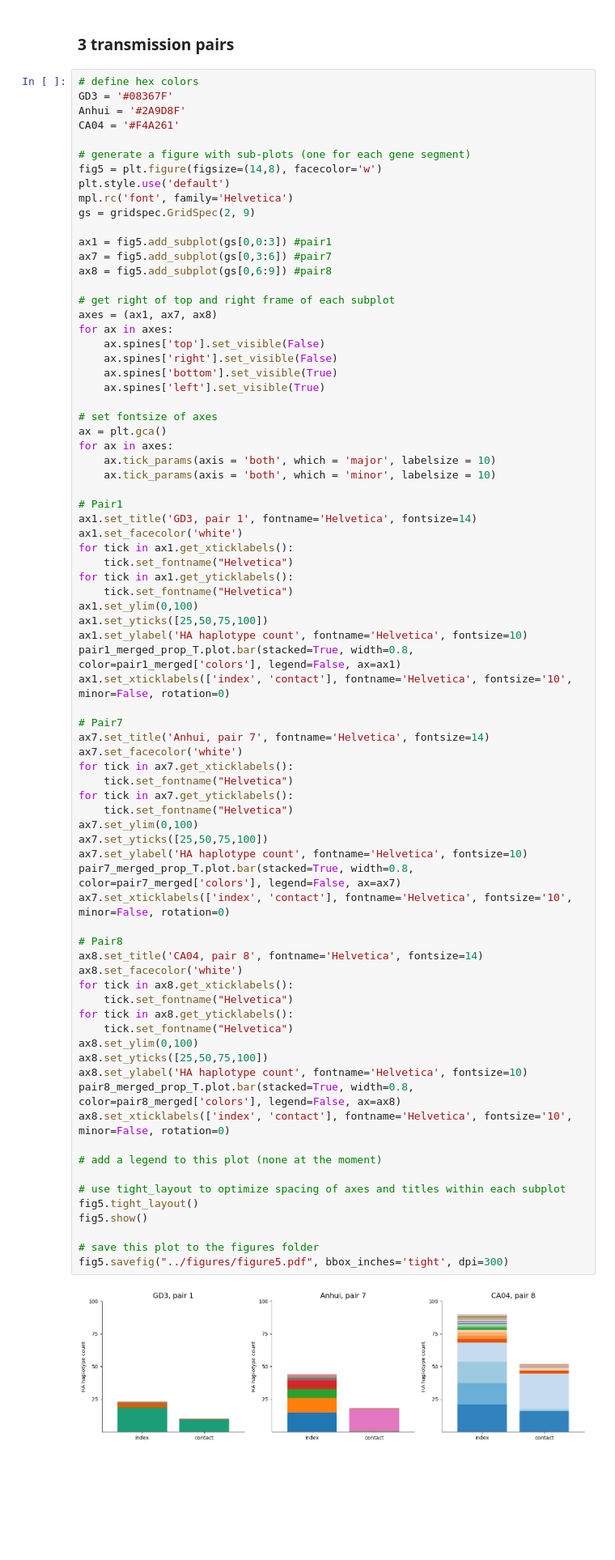
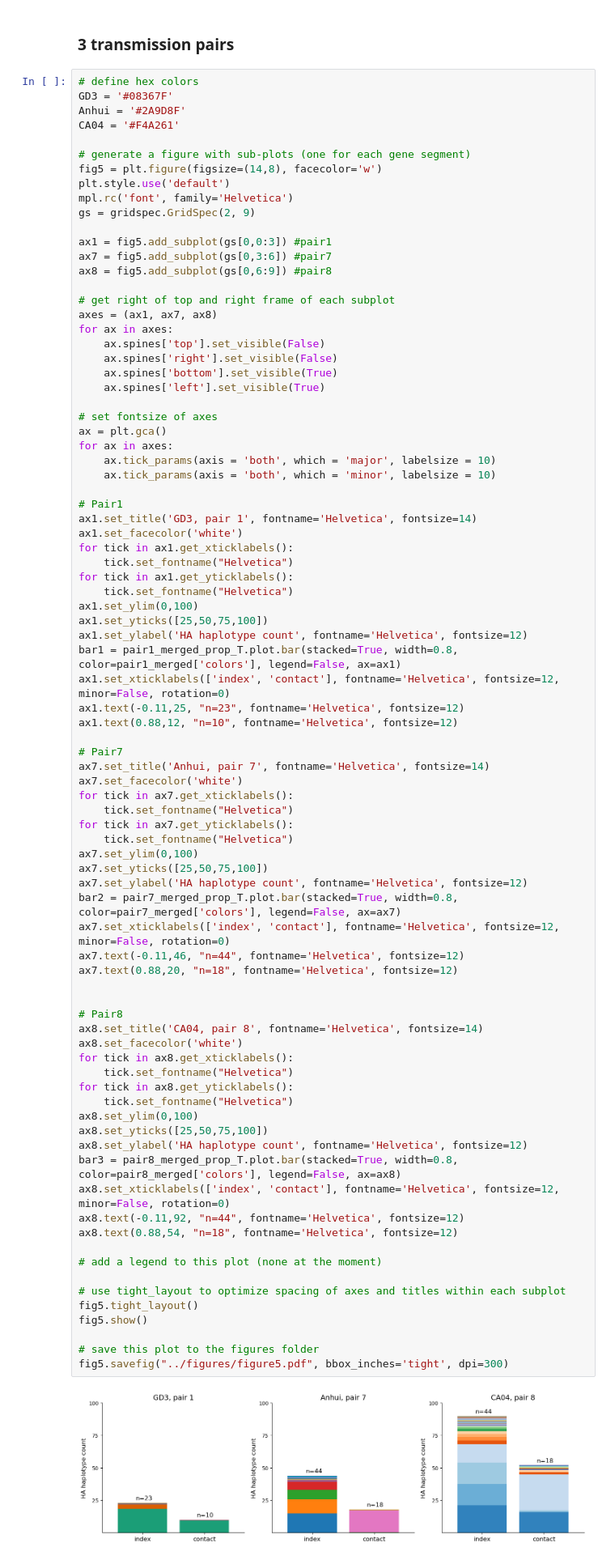
Before and after one commit to katarinabraun/H7N9-evolution-in-mammals, a Jupyter notebook: code/figure5.ipynb, the cells around one changed output. Shown: that part at 81% size. Drawn from its saved outputs; the diff is of its cells as text; blank space fills up the shorter version.

Commit message:
small edits to figure 5

```diff
--- a/code/figure5.ipynb
+++ b/code/figure5.ipynb
@@ -364,46 +366,53 @@ for tick in ax1.get_yticklabels():
     tick.set_fontname("Helvetica")
 ax1.set_ylim(0,100)
 ax1.set_yticks([25,50,75,100])
-ax1.set_ylabel('HA haplotype count', fontname='Helvetica', fontsize=10)
-pair1_merged_prop_T.plot.bar(stacked=True, width=0.8, color=pair1_merged['colors'], legend=False, ax=ax1)
-ax1.set_xticklabels(['index', 'contact'], fontname='Helvetica', fontsize='10', minor=False, rotation=0)
+ax1.set_ylabel('HA haplotype count', fontname='Helvetica', fontsize=12)
+bar1 = pair1_merged_prop_T.plot.bar(stacked=True, width=0.8, color=pair1_merged['colors'], legend=False, ax=ax1)
+ax1.set_xticklabels(['index', 'contact'], fontname='Helvetica', fontsize=12, minor=False, rotation=0)
+ax1.text(-0.11,25, "n=23", fontname='Helvetica', fontsize=12)
+ax1.text(0.88,12, "n=10", fontname='Helvetica', fontsize=12)
 
 # Pair7
 ax7.set_title('Anhui, pair 7', fontname='Helvetica', fontsize=14)
 ax7.set_facecolor('white')
 for tick in ax7.get_xticklabels():
     tick.set_fontname("Helvetica")
 for tick in ax7.get_yticklabels():
     tick.set_fontname("Helvetica")
 ax7.set_ylim(0,100)
 ax7.set_yticks([25,50,75,100])
-ax7.set_ylabel('HA haplotype count', fontname='Helvetica', fontsize=10)
-pair7_merged_prop_T.plot.bar(stacked=True, width=0.8, color=pair7_merged['colors'], legend=False, ax=ax7)
-ax7.set_xticklabels(['index', 'contact'], fontname='Helvetica', fontsize='10', minor=False, rotation=0)
+ax7.set_ylabel('HA haplotype count', fontname='Helvetica', fontsize=12)
+bar2 = pair7_merged_prop_T.plot.bar(stacked=True, width=0.8, color=pair7_merged['colors'], legend=False, ax=ax7)
+ax7.set_xticklabels(['index', 'contact'], fontname='Helvetica', fontsize=12, minor=False, rotation=0)
+ax7.text(-0.11,46, "n=44", fontname='Helvetica', fontsize=12)
+ax7.text(0.88,20, "n=18", fontname='Helvetica', fontsize=12)
+
 
 # Pair8
 ax8.set_title('CA04, pair 8', fontname='Helvetica', fontsize=14)
 ax8.set_facecolor('white')
 for tick in ax8.get_xticklabels():
     tick.set_fontname("Helvetica")
 for tick in ax8.get_yticklabels():
     tick.set_fontname("Helvetica")
 ax8.set_ylim(0,100)
 ax8.set_yticks([25,50,75,100])
-ax8.set_ylabel('HA haplotype count', fontname='Helvetica', fontsize=10)
-pair8_merged_prop_T.plot.bar(stacked=True, width=0.8, color=pair8_merged['colors'], legend=False, ax=ax8)
-ax8.set_xticklabels(['index', 'contact'], fontname='Helvetica', fontsize='10', minor=False, rotation=0)
+ax8.set_ylabel('HA haplotype count', fontname='Helvetica', fontsize=12)
+bar3 = pair8_merged_prop_T.plot.bar(stacked=True, width=0.8, color=pair8_merged['colors'], legend=False, ax=ax8)
+ax8.set_xticklabels(['index', 'contact'], fontname='Helvetica', fontsize=12, minor=False, rotation=0)
+ax8.text(-0.11,92, "n=44", fontname='Helvetica', fontsize=12)
+ax8.text(0.88,54, "n=18", fontname='Helvetica', fontsize=12)
 
 # add a legend to this plot (none at the moment)
 
 # use tight_layout to optimize spacing of axes and titles within each subplot
 fig5.tight_layout()
 fig5.show()
 
 # save this plot to the figures folder
 fig5.savefig("../figures/figure5.pdf", bbox_inches='tight', dpi=300)
 # %% [output]
-[figure, old version]
+[figure, new version]
 # %% [markdown]
 ### All 8 transmission events
 # %%
```
Also changed, not shown: parts of 2 cells of this notebook, 1 other file.
